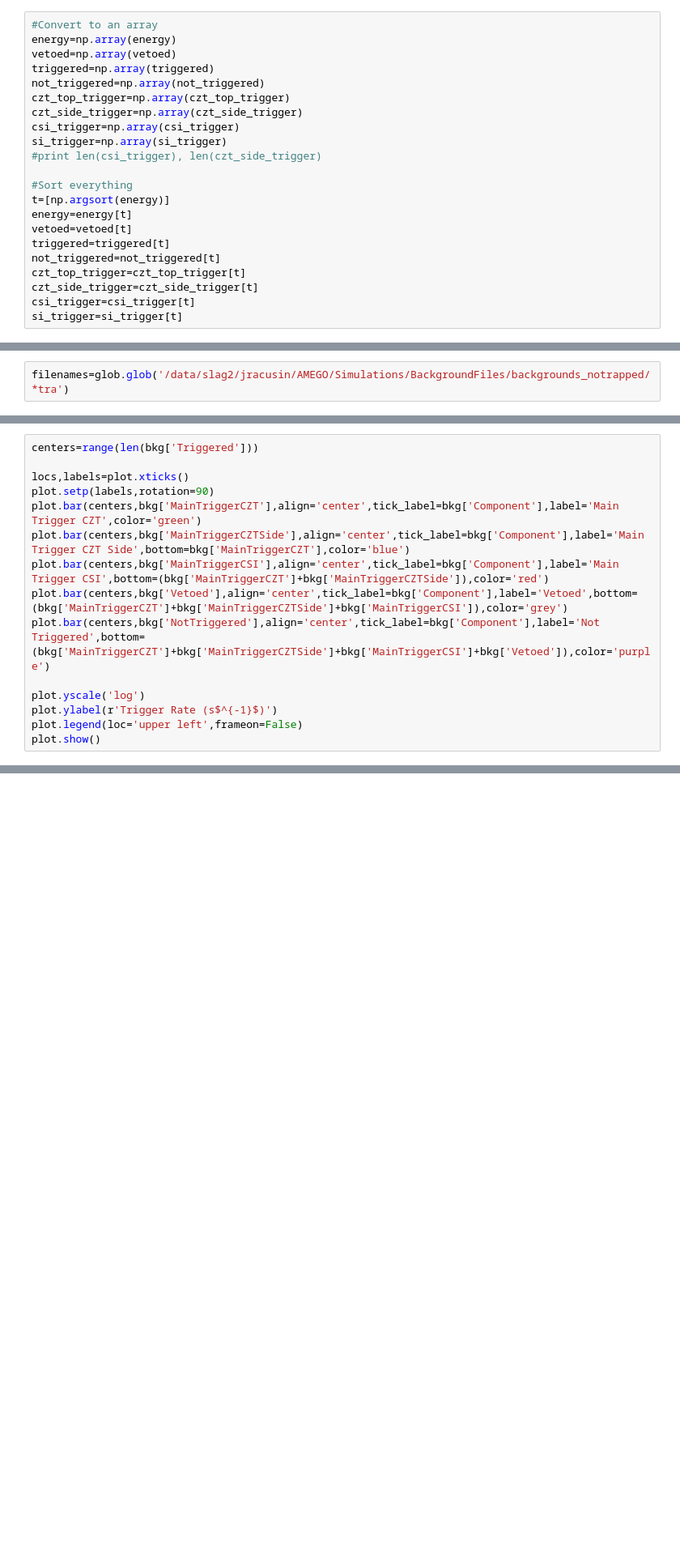
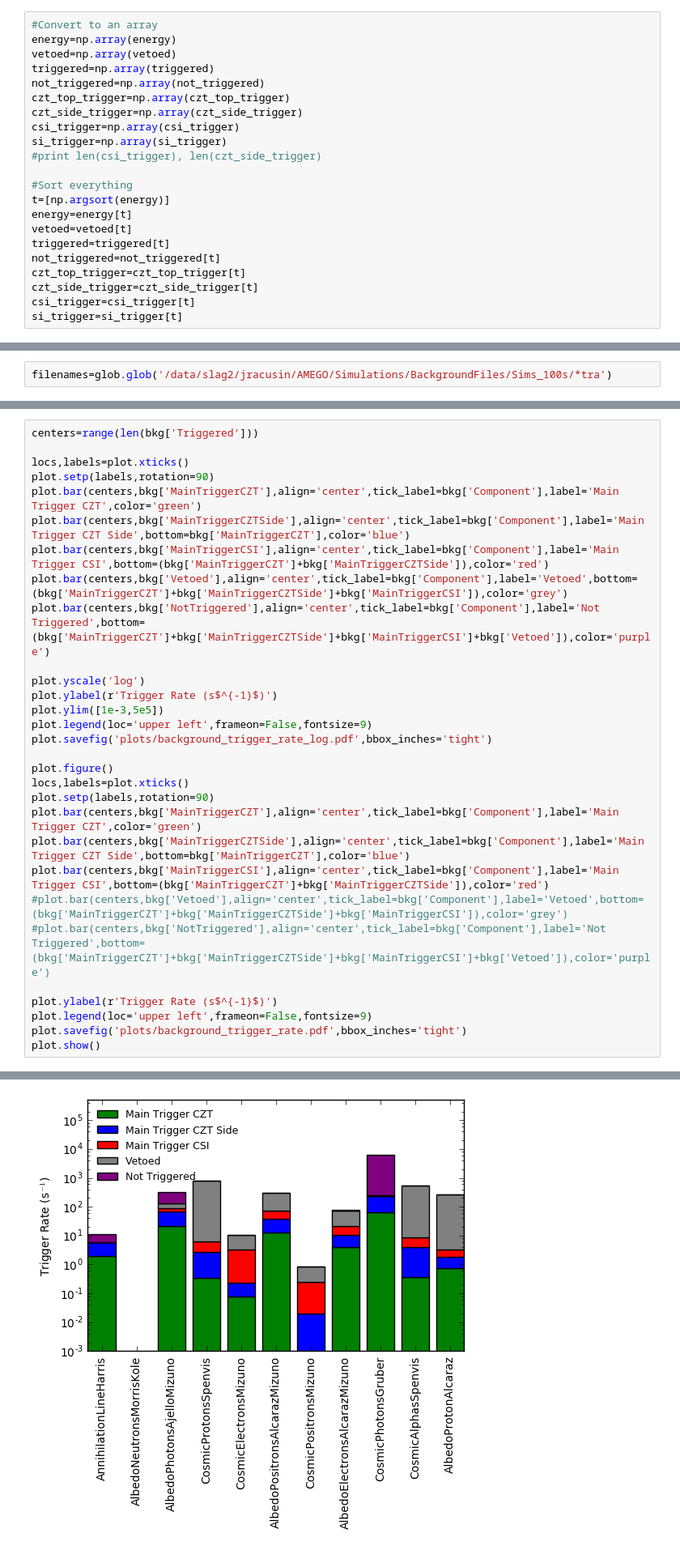
Before and after one commit to ComPair/python, a Jupyter notebook: GetTriggerInfo.ipynb, the cells around one changed output, grey strips where cells are left out. Shown at 81% size. Saved outputs shown, nothing was run; the diff lists cells and outputs as text; blank space fills up the shorter version.

Commit message:
background trigger rates plots

```diff
--- a/GetTriggerInfo.ipynb
+++ b/GetTriggerInfo.ipynb
@@ -170,5 +170,5 @@ plot.show()
 # %% [output]
 [figure]
 # %%
-filenames=glob.glob('/data/slag2/jracusin/AMEGO/Simulations/BackgroundFiles/backgrounds_notrapped/*tra')
+filenames=glob.glob('/data/slag2/jracusin/AMEGO/Simulations/BackgroundFiles/Sims_100s/*tra')
 # %%
@@ -294,6 +313,21 @@ plot.bar(centers,bkg['NotTriggered'],align='center',tick_label=bkg['Component'],
 
 plot.yscale('log')
 plot.ylabel(r'Trigger Rate (s$^{-1}$)')
-plot.legend(loc='upper left',frameon=False)
+plot.ylim([1e-3,5e5])
+plot.legend(loc='upper left',frameon=False,fontsize=9)
+plot.savefig('plots/background_trigger_rate_log.pdf',bbox_inches='tight')
+
+plot.figure()
+locs,labels=plot.xticks()
+plot.setp(labels,rotation=90)
+plot.bar(centers,bkg['MainTriggerCZT'],align='center',tick_label=bkg['Component'],label='Main Trigger CZT',color='green')
+plot.bar(centers,bkg['MainTriggerCZTSide'],align='center',tick_label=bkg['Component'],label='Main Trigger CZT Side',bottom=bkg['MainTriggerCZT'],color='blue')
+plot.bar(centers,bkg['MainTriggerCSI'],align='center',tick_label=bkg['Component'],label='Main Trigger CSI',bottom=(bkg['MainTriggerCZT']+bkg['MainTriggerCZTSide']),color='red')
+#plot.bar(centers,bkg['Vetoed'],align='center',tick_label=bkg['Component'],label='Vetoed',bottom=(bkg['MainTriggerCZT']+bkg['MainTriggerCZTSide']+bkg['MainTriggerCSI']),color='grey')
+#plot.bar(centers,bkg['NotTriggered'],align='center',tick_label=bkg['Component'],label='Not Triggered',bottom=(bkg['MainTriggerCZT']+bkg['MainTriggerCZTSide']+bkg['MainTriggerCSI']+bkg['Vetoed']),color='purple')
+
+plot.ylabel(r'Trigger Rate (s$^{-1}$)')
+plot.legend(loc='upper left',frameon=False,fontsize=9)
+plot.savefig('plots/background_trigger_rate.pdf',bbox_inches='tight')
 plot.show()
 # %% [output]
@@ -300,0 +334 @@ IndexError: list index out of range
+[figure, added]
```
Also changed, not shown: parts of 3 cells of this notebook, 4 other files.
